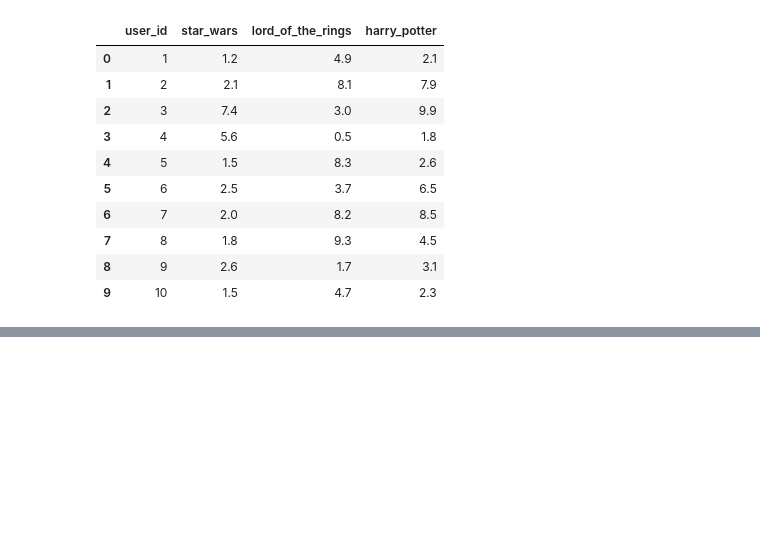
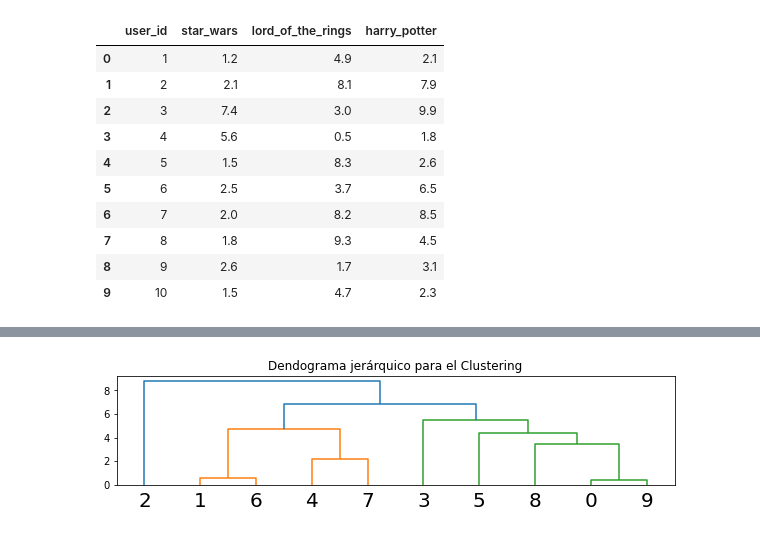
Before and after one commit to GersonVis/Tecnicas-de-IA, a Jupyter notebook: curso udemy/clustering/ejercisio.ipynb, the cells around one changed output, grey strips where cells are left out. Saved outputs shown, nothing was run; the diff lists cells and outputs as text; code cells hidden in the pictures; blank space fills up the shorter version.

```diff
--- a/curso udemy/clustering/ejercisio.ipynb
+++ b/curso udemy/clustering/ejercisio.ipynb
@@ -20,0 +406,10 @@ data
+# %%
+##crear un clustering nuevo
+average=linkage(data[movies], "average")
+## pintar dendograma
+plt.figure(figsize=(10, 2))
+plt.title("Dendograma jerárquico para el Clustering")
+dendrogram(average, leaf_rotation=0, leaf_font_size=20)
+plt.show()
+# %% [output]
+[figure, added]
```
Also changed, not shown: parts of 33 cells of this notebook, 1 other file.
